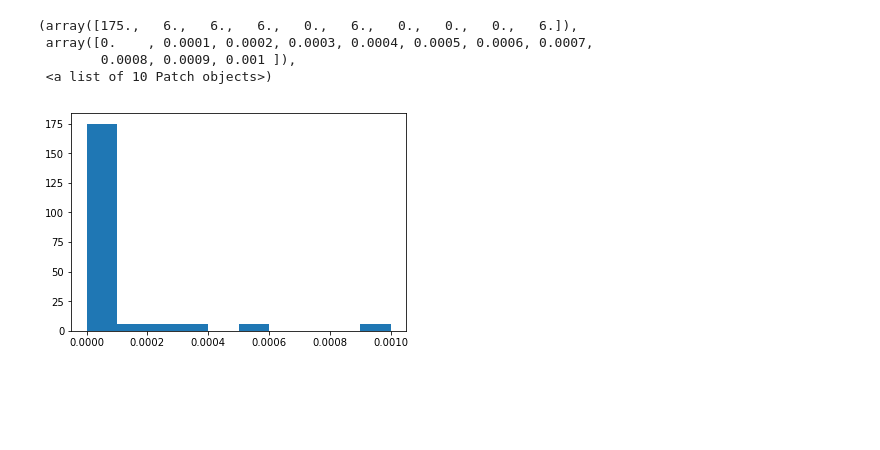
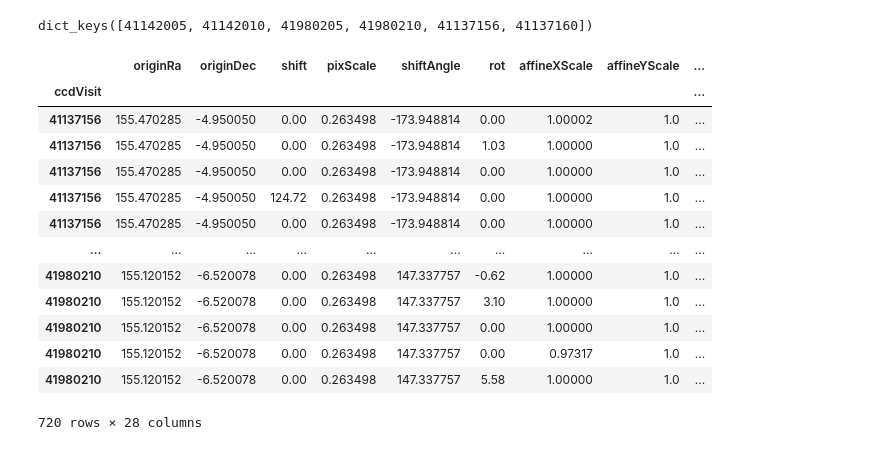
Before and after one commit to lsst/meas_astrom, a Jupyter notebook: doc/notebooks/DM-26695.ipynb, the cells around one changed output. Cells and saved outputs as stored; diff of their text form; code cells hidden in the pictures; blank space fills up the shorter version.

```diff
--- a/doc/notebooks/DM-26695.ipynb
+++ b/doc/notebooks/DM-26695.ipynb
@@ -187,8 +9,0 @@ hist(tweakData["affineXShear"][np.logical_not(tweakData["fitSuccess"])],
-# %%
-hist(tweakData["affineXShear"][tweakData["fitSuccess"]])
-# %% [output]
-(array([175.,   6.,   6.,   6.,   0.,   6.,   0.,   0.,   0.,   6.]),
- array([0.    , 0.0001, 0.0002, 0.0003, 0.0004, 0.0005, 0.0006, 0.0007,
-        0.0008, 0.0009, 0.001 ]),
- <a list of 10 Patch objects>)
-[figure, removed]
@@ -194,0 +144,38 @@ hist(tweakData["affineXShear"][tweakData["fitSuccess"]])
+# %%
+dataIds = [dict(visit=411420, ccdnum=5),
+           dict(visit=411420, ccdnum=10),
+           dict(visit=419802, ccdnum=5),
+           dict(visit=419802, ccdnum=10),
+           dict(visit=411371, ccdnum=56),
+           dict(visit=411371, ccdnum=60)]
+cornerDict = {}
+for dataId in dataIds:
+    exp = trueBut.get("calexp", dataId=dataId)
+    wcs = exp.getWcs()
+    cornerList = []
+    for corner in exp.getBBox().getCorners():
+        cornerList.append(wcs.pixelToSky(geom.Point2D(corner)))
+    cornerDict[exp.getInfo().getVisitInfo().getExposureId()] = cornerList
+print(cornerDict.keys())
+# %% [output]
+dict_keys([41142005, 41142010, 41980205, 41980210, 41137156, 41137160])
+# %%
+tweakData = pd.read_parquet("/project/morriscb/src/ap_verify_ci_hits2015/wcsTweak")
+tweakData.set_index("ccdVisit", inplace=True, drop=False)
+tweakData.drop_duplicates(inplace=True)
+tweakData
+# %% [output]
+|  | originRa | originDec | shift | pixScale | shiftAngle | rot | affineXScale | affineYScale | ... |
+| ccdVisit |  |  |  |  |  |  |  |  | ... |
+| 41137156 | 155.470285 | -4.950050 | 0.00 | 0.263498 | -173.948814 | 0.00 | 1.00002 | 1.0 | ... |
+| 41137156 | 155.470285 | -4.950050 | 0.00 | 0.263498 | -173.948814 | 1.03 | 1.00000 | 1.0 | ... |
+| 41137156 | 155.470285 | -4.950050 | 0.00 | 0.263498 | -173.948814 | 0.00 | 1.00000 | 1.0 | ... |
+| 41137156 | 155.470285 | -4.950050 | 124.72 | 0.263498 | -173.948814 | 0.00 | 1.00000 | 1.0 | ... |
+| 41137156 | 155.470285 | -4.950050 | 0.00 | 0.263498 | -173.948814 | 0.00 | 1.00000 | 1.0 | ... |
+| ... | ... | ... | ... | ... | ... | ... | ... | ... | ... |
+| 41980210 | 155.120152 | -6.520078 | 0.00 | 0.263498 | 147.337757 | -0.62 | 1.00000 | 1.0 | ... |
+| 41980210 | 155.120152 | -6.520078 | 0.00 | 0.263498 | 147.337757 | 3.10 | 1.00000 | 1.0 | ... |
+| 41980210 | 155.120152 | -6.520078 | 0.00 | 0.263498 | 147.337757 | 0.00 | 1.00000 | 1.0 | ... |
+| 41980210 | 155.120152 | -6.520078 | 0.00 | 0.263498 | 147.337757 | 0.00 | 0.97317 | 1.0 | ... |
+| 41980210 | 155.120152 | -6.520078 | 0.00 | 0.263498 | 147.337757 | 5.58 | 1.00000 | 1.0 | ... |
+720 rows × 28 columns
```
Also changed, not shown: parts of 37 cells of this notebook, 2 other files.
